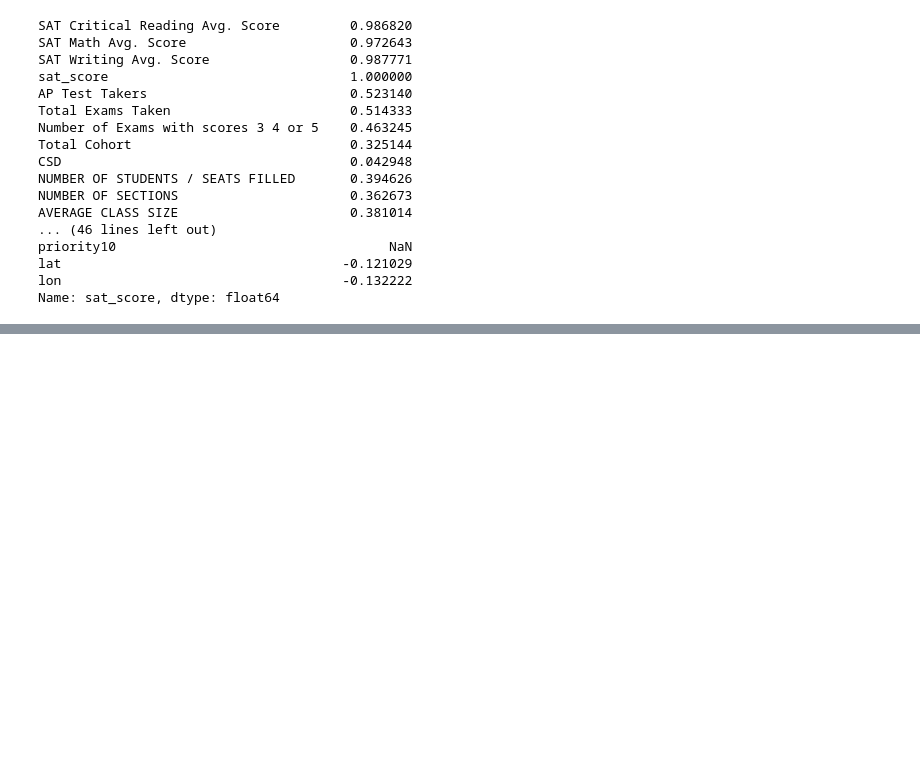
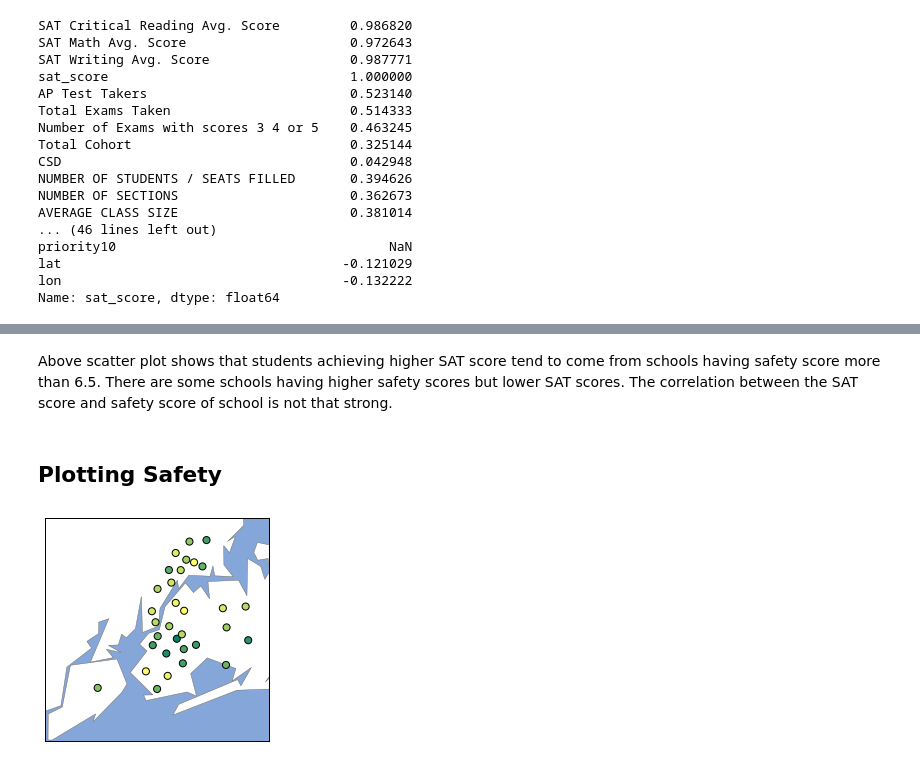
Before and after one commit to mm-shah/NYC-High-School, a Jupyter notebook: Analysis of SAT scores of NYC High School Data.ipynb, the cells around one changed output, grey strips where cells are left out. Drawn from its saved outputs; the diff is of its cells as text; code cells hidden in the pictures; blank space fills up the shorter version.

```diff
--- a/Analysis of SAT scores of NYC High School Data.ipynb
+++ b/Analysis of SAT scores of NYC High School Data.ipynb
@@ -171,0 +189,29 @@ TypeError: unorderable types: numpy.ndarray() < str()
+# %% [markdown]
+Above scatter plot shows that students achieving higher SAT score tend to come from schools having safety score more than 6.5. There are some schools having higher safety scores but lower SAT scores. The correlation between the SAT score and safety score of school is not that strong.
+# %% [markdown]
+## Plotting Safety
+# %%
+districts = combined.groupby("school_dist").agg(np.mean)
+districts.reset_index(inplace=True)
+
+#Plotting NYC's 5 boroughs area lat's and long's into cartesian plots
+m = Basemap(
+    projection='merc',
+    llcrnrlat=40.496044,
+    urcrnrlat=40.915256,
+    llcrnrlon=-74.255735,
+    urcrnrlon=-73.700272,
+    resolution='i'
+)
+
+m.drawmapboundary(fill_color='#85A6D9')
+m.drawcoastlines(color='#6D5F47', linewidth=.4)
+m.drawrivers(color='#6D5F47', linewidth=.4)
+m.fillcontinents(color='white',lake_color='#85A6D9')
+
+longitudes = districts["lon"].tolist()
+latitudes = districts["lat"].tolist()
+m.scatter(longitudes, latitudes, s=50, zorder=2, latlon=True, c=districts["saf_s_11"], cmap="summer")
+plt.show()
+# %% [output]
+[figure, added]
```
Also changed, not shown: parts of 39 cells of this notebook.
